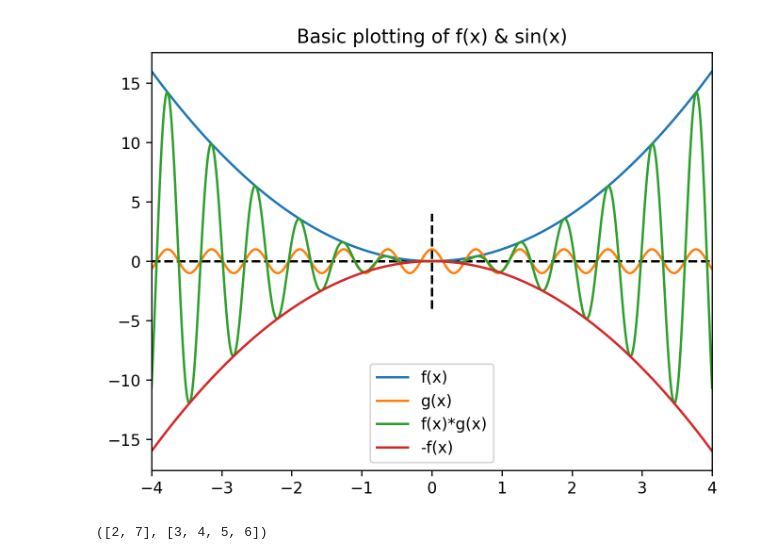
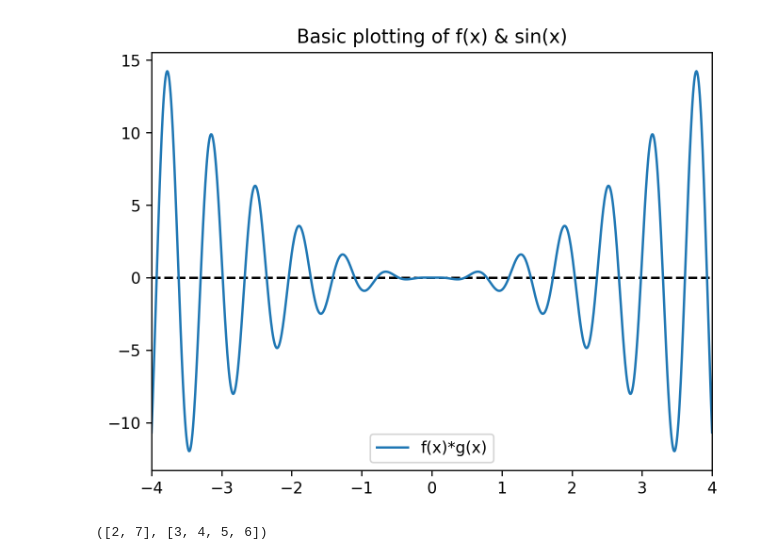
Before and after one commit to avro1199/Python-Programming, a Jupyter notebook: Random Plotting/Basic Plot.ipynb, the cells around one changed output. Cells and saved outputs as stored; diff of their text form; code cells hidden in the pictures.

```diff
--- a/Random Plotting/Basic Plot.ipynb
+++ b/Random Plotting/Basic Plot.ipynb
@@ -1,33 +1,33 @@
 # %%
 import numpy as np
 import matplotlib.pyplot as plt
 
 def f(x):
     return x**2;
 
 def g(x):
     return np.cos(10*x)
 
 lim = 4
 
 x_data = np.linspace(-lim, lim, 1000)
 
 plt.figure(1, dpi=240)
 plt.title('Basic plotting of f(x) & sin(x)')
 plt.plot(x_data,x_data*0, 'k--')
-plt.plot(x_data*0,x_data, 'k--')
-plt.plot(x_data,f(x_data), label='f(x)')
-plt.plot(x_data,g(x_data), label='g(x)')
+# plt.plot(x_data*0,x_data, 'k--')
+# plt.plot(x_data,f(x_data), 'r-.',label='f(x)')
+# plt.plot(x_data,g(x_data), label='g(x)')
 plt.plot(x_data,(g(x_data)*f(x_data)), label='f(x)*g(x)')
-plt.plot(x_data,-f(x_data), label='-f(x)')
+# plt.plot(x_data,-f(x_data), label='-f(x)')
 
 plt.xlim(-lim, lim)
 # plt.ylim(-6, 6)
 
 plt.legend()
 plt.show()
 # %% [output]
-[figure, old version]
+[figure, new version]
 # %%
 a = [2, 7]
 b= [3, 4, 5, 6]
```
Also changed, not shown: 26 other files.
